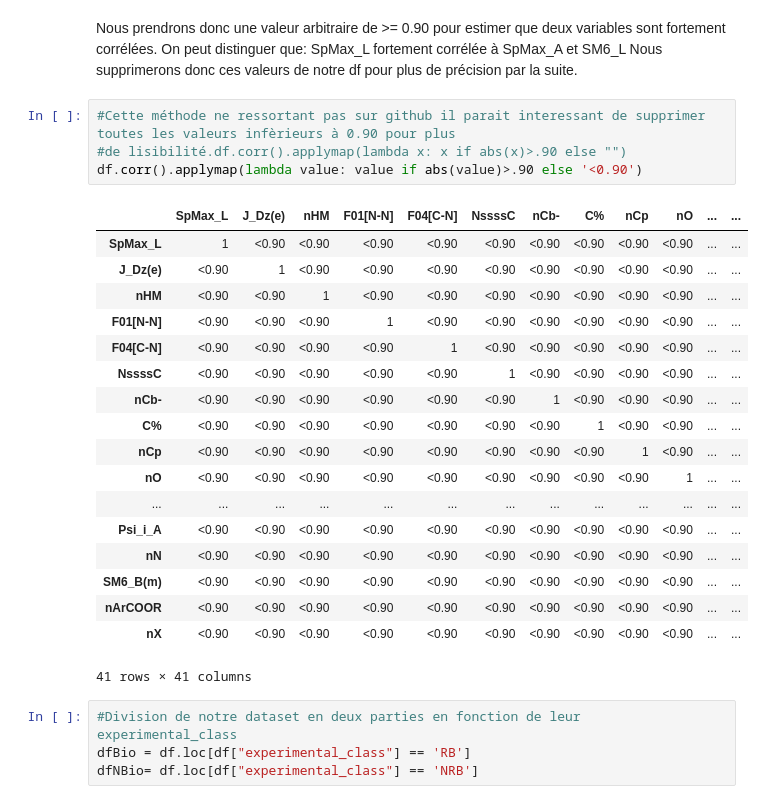
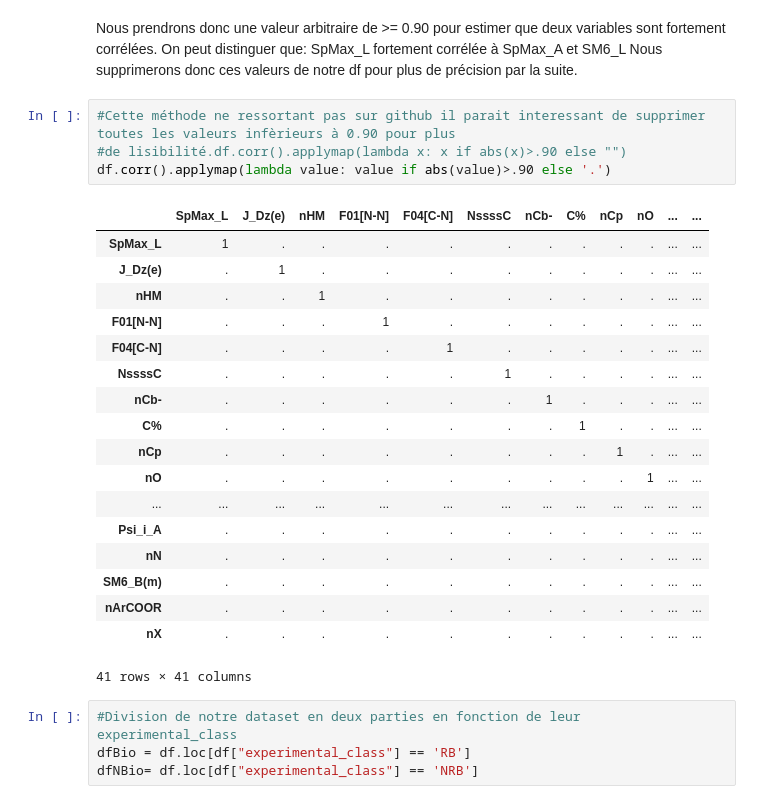
Before and after one commit to QuentinC12/PythonForData_QSAR_bio, a Jupyter notebook: Analyzis.ipynb, the cells around one changed output. Cells and saved outputs as stored; diff of their text form.

```diff
--- a/Analyzis.ipynb
+++ b/Analyzis.ipynb
@@ -163,25 +163,25 @@ Nous supprimerons donc ces valeurs de notre df pour plus de précision par la su
 # %%
 #Cette méthode ne ressortant pas sur github il parait interessant de supprimer toutes les valeurs infèrieurs à 0.90 pour plus
 #de lisibilité.df.corr().applymap(lambda x: x if abs(x)>.90 else "")
-df.corr().applymap(lambda value: value if abs(value)>.90 else '<0.90')
+df.corr().applymap(lambda value: value if abs(value)>.90 else '.')
 # %% [output]
 |  | SpMax_L | J_Dz(e) | nHM | F01[N-N] | F04[C-N] | NssssC | nCb- | C% | nCp | nO | ... | ... |
-| SpMax_L | 1 | <0.90 | <0.90 | <0.90 | <0.90 | <0.90 | <0.90 | <0.90 | <0.90 | <0.90 | ... | ... |
-| J_Dz(e) | <0.90 | 1 | <0.90 | <0.90 | <0.90 | <0.90 | <0.90 | <0.90 | <0.90 | <0.90 | ... | ... |
-| nHM | <0.90 | <0.90 | 1 | <0.90 | <0.90 | <0.90 | <0.90 | <0.90 | <0.90 | <0.90 | ... | ... |
-| F01[N-N] | <0.90 | <0.90 | <0.90 | 1 | <0.90 | <0.90 | <0.90 | <0.90 | <0.90 | <0.90 | ... | ... |
-| F04[C-N] | <0.90 | <0.90 | <0.90 | <0.90 | 1 | <0.90 | <0.90 | <0.90 | <0.90 | <0.90 | ... | ... |
-| NssssC | <0.90 | <0.90 | <0.90 | <0.90 | <0.90 | 1 | <0.90 | <0.90 | <0.90 | <0.90 | ... | ... |
-| nCb- | <0.90 | <0.90 | <0.90 | <0.90 | <0.90 | <0.90 | 1 | <0.90 | <0.90 | <0.90 | ... | ... |
-| C% | <0.90 | <0.90 | <0.90 | <0.90 | <0.90 | <0.90 | <0.90 | 1 | <0.90 | <0.90 | ... | ... |
-| nCp | <0.90 | <0.90 | <0.90 | <0.90 | <0.90 | <0.90 | <0.90 | <0.90 | 1 | <0.90 | ... | ... |
-| nO | <0.90 | <0.90 | <0.90 | <0.90 | <0.90 | <0.90 | <0.90 | <0.90 | <0.90 | 1 | ... | ... |
+| SpMax_L | 1 | . | . | . | . | . | . | . | . | . | ... | ... |
+| J_Dz(e) | . | 1 | . | . | . | . | . | . | . | . | ... | ... |
+| nHM | . | . | 1 | . | . | . | . | . | . | . | ... | ... |
+| F01[N-N] | . | . | . | 1 | . | . | . | . | . | . | ... | ... |
+| F04[C-N] | . | . | . | . | 1 | . | . | . | . | . | ... | ... |
+| NssssC | . | . | . | . | . | 1 | . | . | . | . | ... | ... |
+| nCb- | . | . | . | . | . | . | 1 | . | . | . | ... | ... |
+| C% | . | . | . | . | . | . | . | 1 | . | . | ... | ... |
+| nCp | . | . | . | . | . | . | . | . | 1 | . | ... | ... |
+| nO | . | . | . | . | . | . | . | . | . | 1 | ... | ... |
 | ... | ... | ... | ... | ... | ... | ... | ... | ... | ... | ... | ... | ... |
-| Psi_i_A | <0.90 | <0.90 | <0.90 | <0.90 | <0.90 | <0.90 | <0.90 | <0.90 | <0.90 | <0.90 | ... | ... |
-| nN | <0.90 | <0.90 | <0.90 | <0.90 | <0.90 | <0.90 | <0.90 | <0.90 | <0.90 | <0.90 | ... | ... |
-| SM6_B(m) | <0.90 | <0.90 | <0.90 | <0.90 | <0.90 | <0.90 | <0.90 | <0.90 | <0.90 | <0.90 | ... | ... |
-| nArCOOR | <0.90 | <0.90 | <0.90 | <0.90 | <0.90 | <0.90 | <0.90 | <0.90 | <0.90 | <0.90 | ... | ... |
-| nX | <0.90 | <0.90 | <0.90 | <0.90 | <0.90 | <0.90 | <0.90 | <0.90 | <0.90 | <0.90 | ... | ... |
+| Psi_i_A | . | . | . | . | . | . | . | . | . | . | ... | ... |
+| nN | . | . | . | . | . | . | . | . | . | . | ... | ... |
+| SM6_B(m) | . | . | . | . | . | . | . | . | . | . | ... | ... |
+| nArCOOR | . | . | . | . | . | . | . | . | . | . | ... | ... |
+| nX | . | . | . | . | . | . | . | . | . | . | ... | ... |
 41 rows × 41 columns
 # %%
 #Division de notre dataset en deux parties en fonction de leur experimental_class
```
Also changed, not shown: parts of 31 cells of this notebook.
